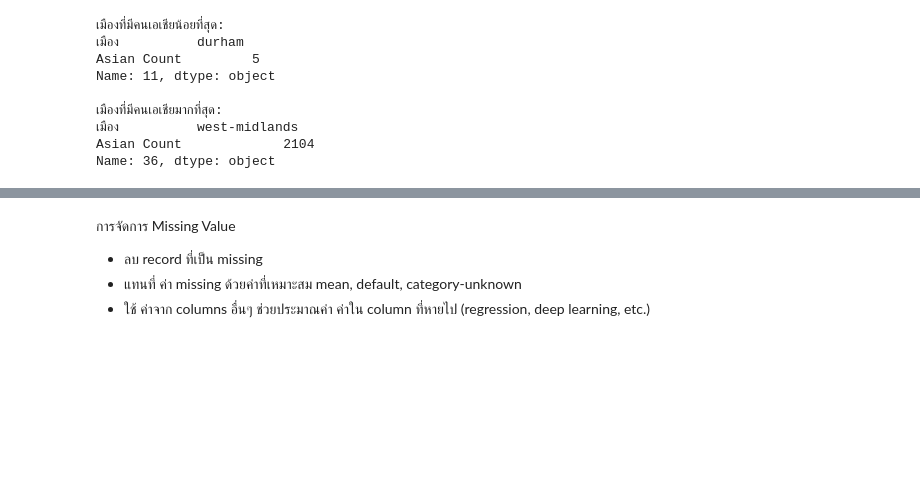
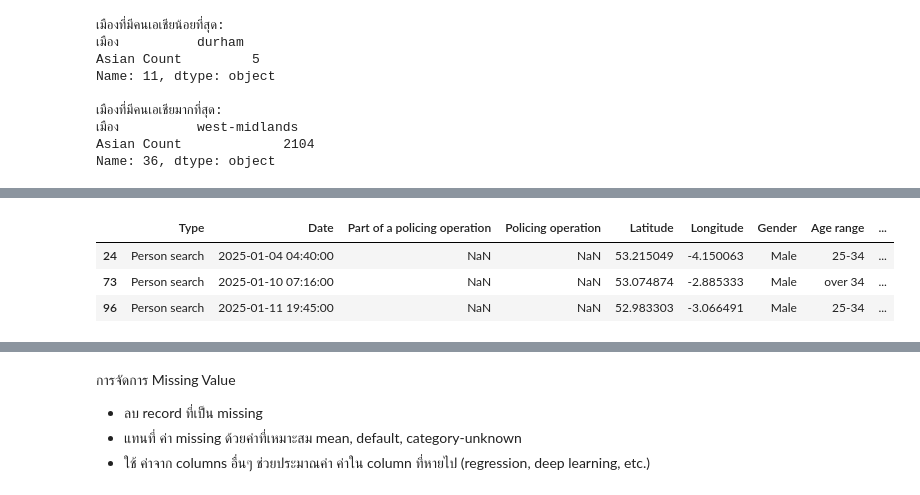
Before and after one commit to woraphonp-038-5/dataviz2025, a Jupyter notebook: Pandas_101_2025.ipynb, the cells around one changed output, grey strips where cells are left out. Saved outputs shown, nothing was run; the diff lists cells and outputs as text; code cells hidden in the pictures; blank space fills up the shorter version.

```diff
--- a/Pandas_101_2025.ipynb
+++ b/Pandas_101_2025.ipynb
@@ -406,0 +444,22 @@ Name: 36, dtype: object
+# %%
+# 1. โหลดข้อมูล
+path = "/content/drive/MyDrive/Python&DataViz2025/data"
+df = read_all_data(path)
+
+# 2. กรองเฉพาะคน Asian ใช้คอลัมม์ Officer-defined ethnicity เพราะคอลัมม์ Self-defined ethnicity บาง row ไม่มีคำว่า Asian
+df = df[df["Officer-defined ethnicity"].str.contains("Asian", case=False, na=False)].copy()
+
+# 3. แปลงวัน และเพิ่มคอลัมน์เดือน
+df["Date"] = pd.to_datetime(df["Date"], errors="coerce").dt.tz_localize(None)
+df["Month"] = df["Date"].dt.to_period("M")
+
+# 4. สรุปจำนวนในแต่ละเดือน
+counts = df["Month"].value_counts().sort_index().reset_index()
+counts.columns = ["Month", "Asian Count"]
+
+# 5. แสดงเดือนน้อยสุดและมากสุด
+print("เดือนที่มีจำนวนผู้ถูกเรียกค้นที่เป็นคน Asian น้อยที่สุด:\n",
+      counts.nsmallest(1, "Asian Count").iloc[0].to_string())
+
+print("\nเดือนที่มีจำนวนผู้ถูกเรียกค้นที่เป็นคน Asian มากที่สุด:\n",
+      counts.nlargest(1, "Asian Count",).iloc[0].to_string())
@@ -406,0 +474,7 @@ Name: 36, dtype: object
+# %%
+df.head(3)
+# %% [output]
+|  | Type | Date | Part of a policing operation | Policing operation | Latitude | Longitude | Gender | Age range | ... |
+| 24 | Person search | 2025-01-04 04:40:00 | NaN | NaN | 53.215049 | -4.150063 | Male | 25-34 | ... |
+| 73 | Person search | 2025-01-10 07:16:00 | NaN | NaN | 53.074874 | -2.885333 | Male | over 34 | ... |
+| 96 | Person search | 2025-01-11 19:45:00 | NaN | NaN | 52.983303 | -3.066491 | Male | 25-34 | ... |
```
Also changed, not shown: parts of 6 cells of this notebook.
